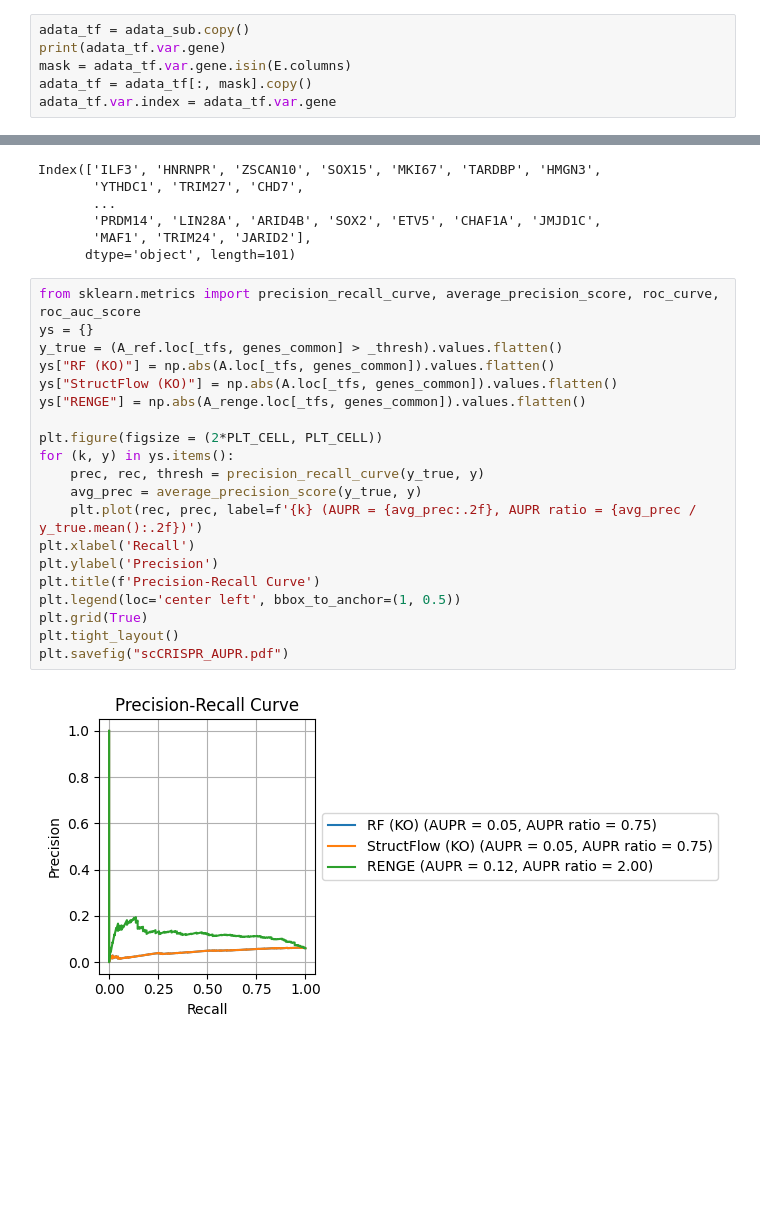
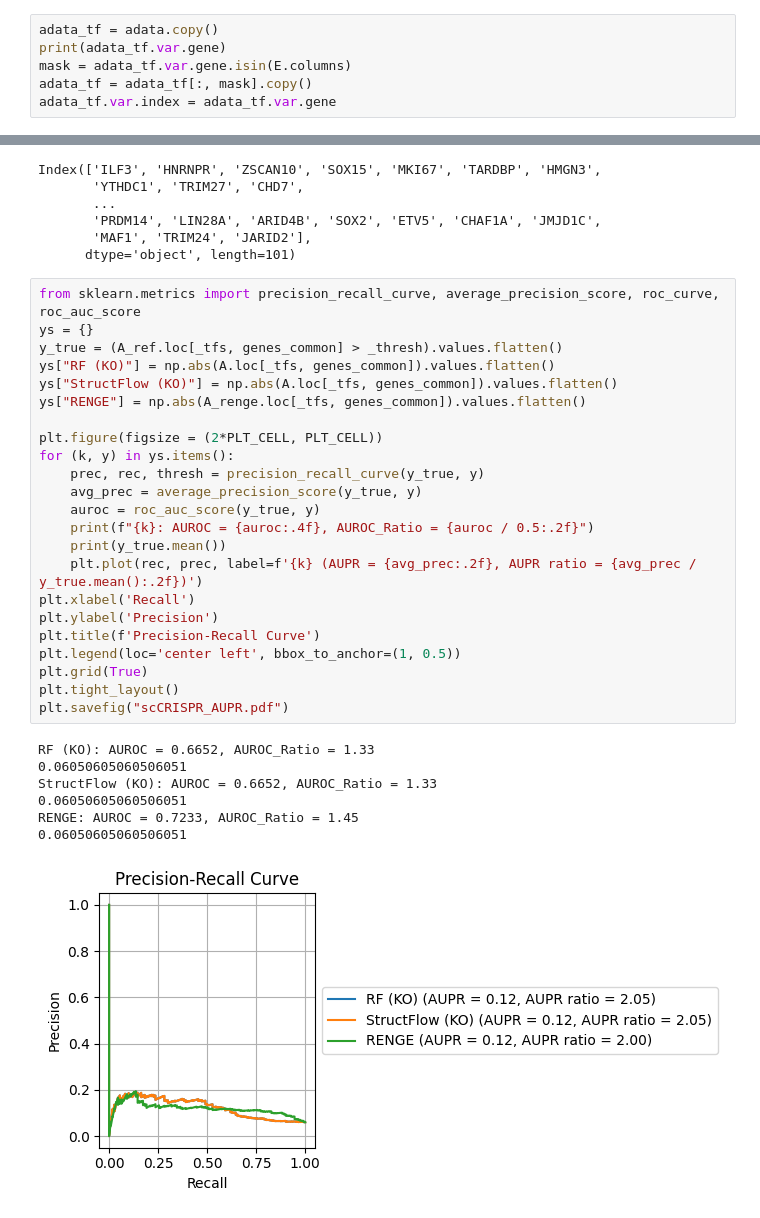
Before and after one commit to NoahElRimawiFine/StructureFlow, a Jupyter notebook: notebooks/renge_scCRISPR.ipynb, the cells around one changed output, grey strips where cells are left out. Saved outputs shown, nothing was run; the diff lists cells and outputs as text; blank space fills up the shorter version.

```diff
--- a/notebooks/renge_scCRISPR.ipynb
+++ b/notebooks/renge_scCRISPR.ipynb
@@ -150,7 +152,7 @@ plt.savefig("scCRISPR_Edists.pdf")
 # %% [output]
 [figure]
 # %%
-adata_tf = adata_sub.copy()
+adata_tf = adata.copy()
 print(adata_tf.var.gene)
 mask = adata_tf.var.gene.isin(E.columns)
 adata_tf = adata_tf[:, mask].copy()
@@ -664,22 +664,31 @@ Index(['ILF3', 'HNRNPR', 'ZSCAN10', 'SOX15', 'MKI67', 'TARDBP', 'HMGN3',
 # %%
 from sklearn.metrics import precision_recall_curve, average_precision_score, roc_curve, roc_auc_score
 ys = {}
 y_true = (A_ref.loc[_tfs, genes_common] > _thresh).values.flatten()
 ys["RF (KO)"] = np.abs(A.loc[_tfs, genes_common]).values.flatten()
 ys["StructFlow (KO)"] = np.abs(A.loc[_tfs, genes_common]).values.flatten()
 ys["RENGE"] = np.abs(A_renge.loc[_tfs, genes_common]).values.flatten()
 
 plt.figure(figsize = (2*PLT_CELL, PLT_CELL))
 for (k, y) in ys.items():
     prec, rec, thresh = precision_recall_curve(y_true, y)
     avg_prec = average_precision_score(y_true, y)
+    auroc = roc_auc_score(y_true, y)
+    print(f"{k}: AUROC = {auroc:.4f}, AUROC_Ratio = {auroc / 0.5:.2f}")
+    print(y_true.mean())
     plt.plot(rec, prec, label=f'{k} (AUPR = {avg_prec:.2f}, AUPR ratio = {avg_prec / y_true.mean():.2f})')
 plt.xlabel('Recall')
 plt.ylabel('Precision')
 plt.title(f'Precision-Recall Curve')
 plt.legend(loc='center left', bbox_to_anchor=(1, 0.5))
 plt.grid(True)
 plt.tight_layout()
 plt.savefig("scCRISPR_AUPR.pdf")
 # %% [output]
+RF (KO): AUROC = 0.6652, AUROC_Ratio = 1.33
+0.06050605060506051
+StructFlow (KO): AUROC = 0.6652, AUROC_Ratio = 1.33
+0.06050605060506051
+RENGE: AUROC = 0.7233, AUROC_Ratio = 1.45
+0.06050605060506051
-[figure, old version]
+[figure, new version]
```
Also changed, not shown: parts of 16 cells of this notebook, 1 other file.
